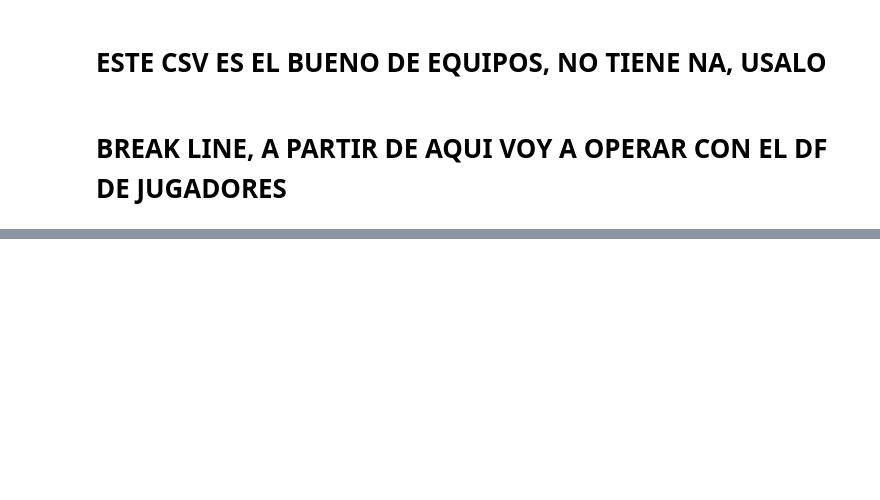
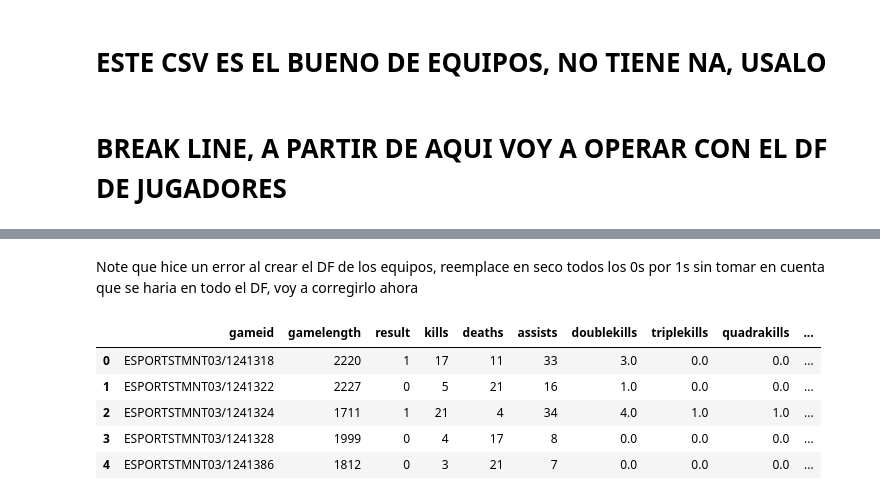
Before and after one commit to ktsb3/league-of-legends-data-analysis-and-prediction-model, a Jupyter notebook: lol_df_creation.ipynb, the cells around one changed output, grey strips where cells are left out. Cells and saved outputs as stored; diff of their text form; code cells hidden in the pictures; blank space fills up the shorter version.

```diff
--- a/lol_df_creation.ipynb
+++ b/lol_df_creation.ipynb
@@ -949,0 +1191,16 @@ X
+# %%
+players_df = pd.read_csv('players_condensed_df.csv')
+teams_df = pd.read_csv('team_df.csv')
+# %% [markdown]
+Note que hice un error al crear el DF de los equipos, reemplace en seco todos los 0s por 1s sin tomar en cuenta que se haria en todo el DF, voy a corregirlo ahora
+# %%
+teams_df.replace(-1, 0, inplace = True)
+# %%
+teams_df.head()
+# %% [output]
+|  | gameid | gamelength | result | kills | deaths | assists | doublekills | triplekills | quadrakills | ... |
+| 0 | ESPORTSTMNT03/1241318 | 2220 | 1 | 17 | 11 | 33 | 3.0 | 0.0 | 0.0 | ... |
+| 1 | ESPORTSTMNT03/1241322 | 2227 | 0 | 5 | 21 | 16 | 1.0 | 0.0 | 0.0 | ... |
+| 2 | ESPORTSTMNT03/1241324 | 1711 | 1 | 21 | 4 | 34 | 4.0 | 1.0 | 1.0 | ... |
+| 3 | ESPORTSTMNT03/1241328 | 1999 | 0 | 4 | 17 | 8 | 0.0 | 0.0 | 0.0 | ... |
+| 4 | ESPORTSTMNT03/1241386 | 1812 | 0 | 3 | 21 | 7 | 0.0 | 0.0 | 0.0 | ... |
```
Also changed, not shown: parts of 60 cells of this notebook, 6 other files.
